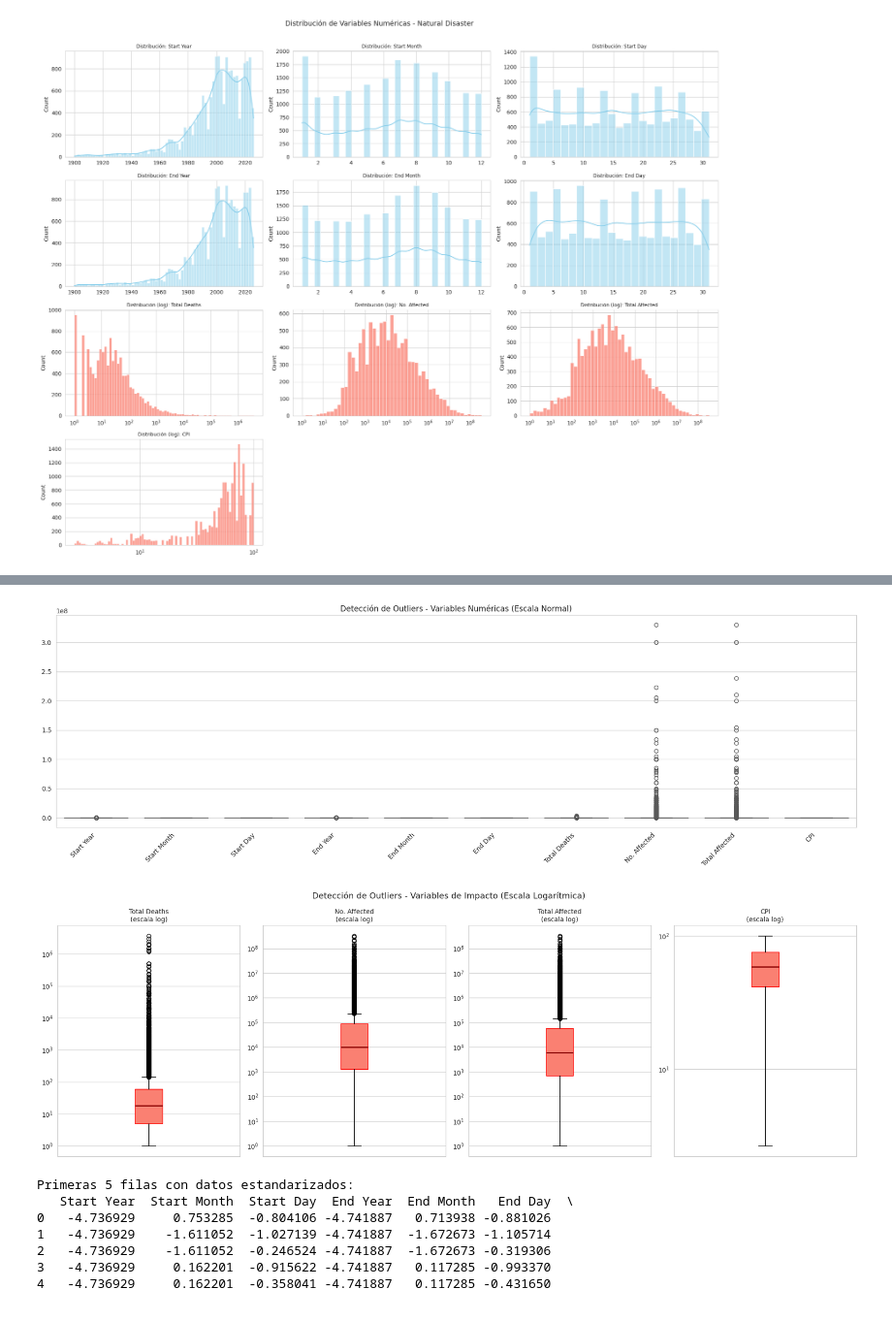
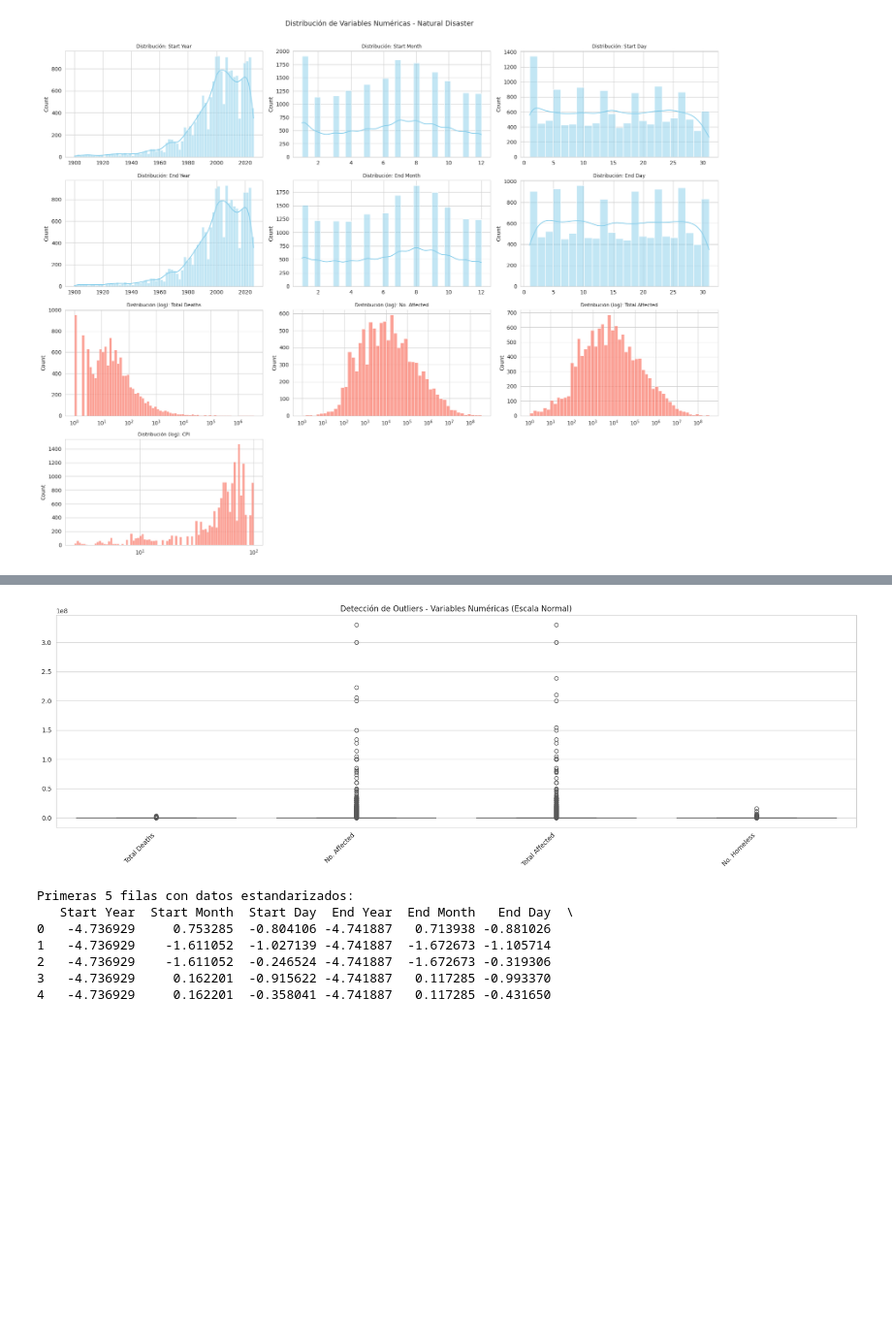
Before and after one commit to d13gx/natural-disaster-analysis, a Jupyter notebook: Evaluacion_1_EG_DR_Mejorado.ipynb, the cells around one changed output, grey strips where cells are left out. Shown at 97% size. Drawn from its saved outputs; the diff is of its cells as text; code cells hidden in the pictures; blank space fills up the shorter version.

```diff
--- a/Evaluacion_1_EG_DR_Mejorado.ipynb
+++ b/Evaluacion_1_EG_DR_Mejorado.ipynb
@@ -477,43 +431,21 @@ algoritmos de Machine Learning.
 # %%
 import matplotlib.pyplot as plt
 import seaborn as sns
 
 # Columnas numéricas del dataset Natural Disaster
 cols_numericas = [
-    'Start Year', 'Start Month', 'Start Day',
-    'End Year', 'End Month', 'End Day',
-    'Total Deaths', 'No. Affected', 'Total Affected', 'CPI'
+    'Total Deaths', 'No. Affected', 'Total Affected', 'No. Homeless',
 ]
 
 # ── 1. Boxplot general (escala normal) ──────────────────────────────────────
 plt.figure(figsize=(18, 6))
 sns.boxplot(data=df[cols_numericas], palette='Set2')
 plt.xticks(rotation=45, ha='right')
 plt.title('Detección de Outliers - Variables Numéricas (Escala Normal)')
 plt.tight_layout()
 plt.show()
-
-# ── 2. Boxplot separado para variables de impacto (escala log) ──────────────
-cols_impacto = ['Total Deaths', 'No. Affected', 'Total Affected', 'CPI']
-
-fig, axes = plt.subplots(1, 4, figsize=(18, 6))
-
-for ax, col in zip(axes, cols_impacto):
-    data = df[col].dropna()
-    data = data[data > 0]  # escala log no acepta 0
-    ax.boxplot(data, patch_artist=True,
-               boxprops=dict(facecolor='salmon', color='red'),
-               medianprops=dict(color='darkred', linewidth=2))
-    ax.set_yscale('log')
-    ax.set_title(f'{col}\n(escala log)', fontsize=10)
-    ax.set_xticks([])
-
-fig.suptitle('Detección de Outliers - Variables de Impacto (Escala Logarítmica)', fontsize=13)
-plt.tight_layout()
-plt.show()
 # %% [output]
-[figure, old version]
+[figure, new version]
-[figure, removed]
 # %%
 from sklearn.preprocessing import StandardScaler
 
```
Also changed, not shown: parts of 19 cells of this notebook.
